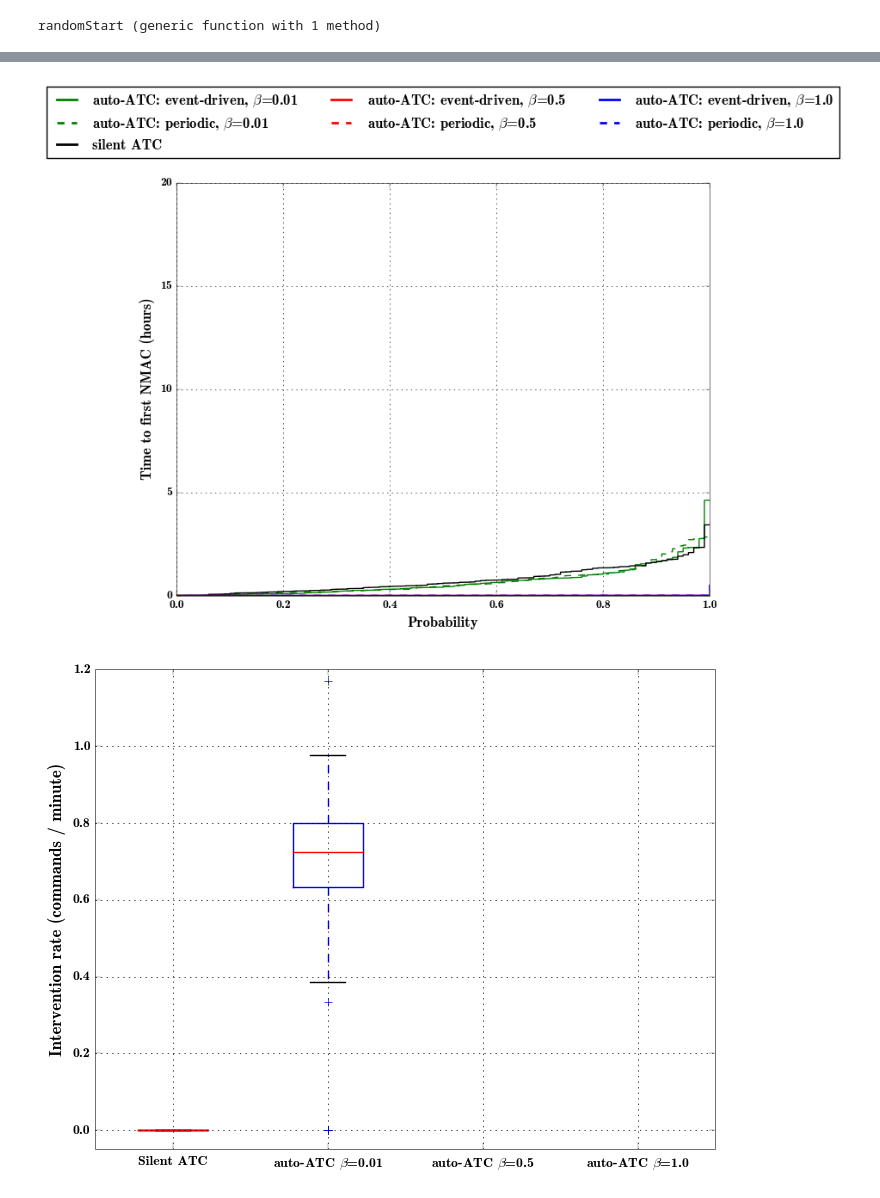
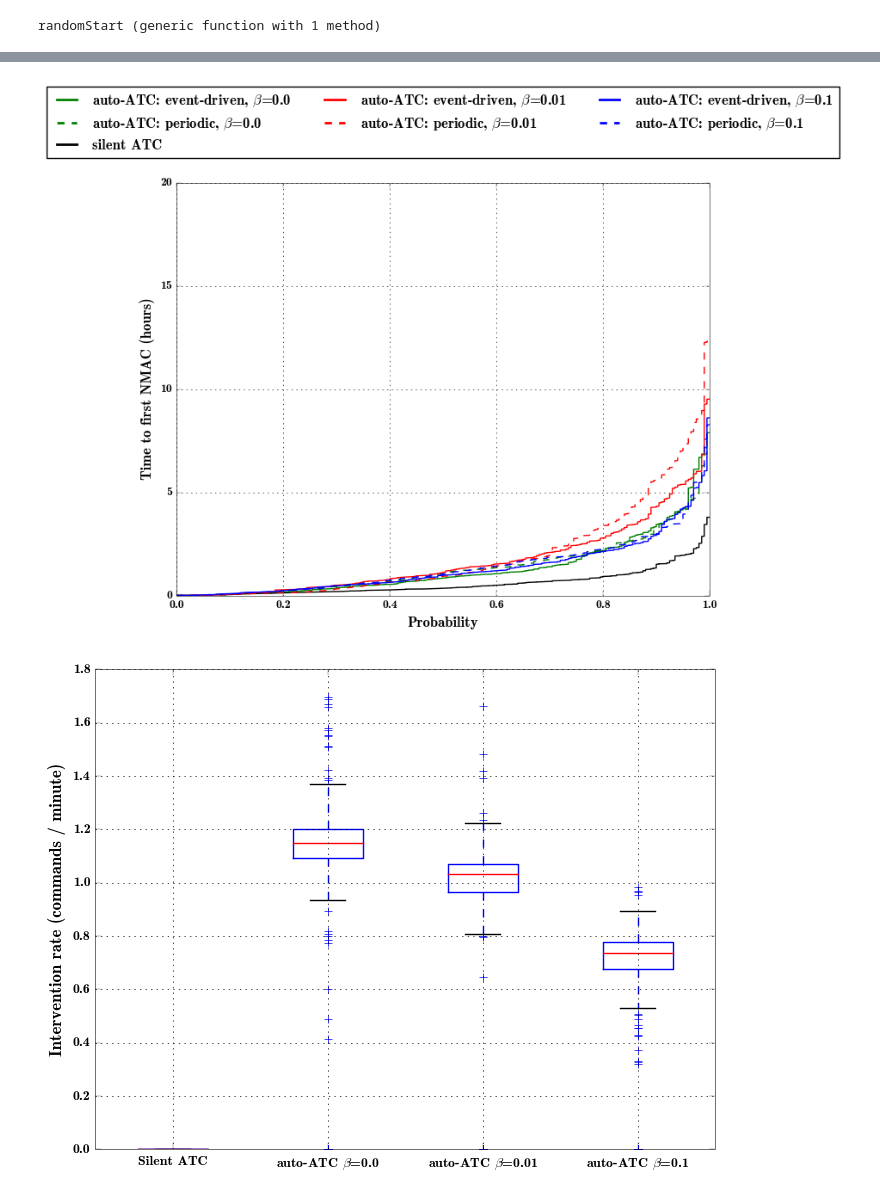
Before and after one commit to sisl/autoATC, a Jupyter notebook: 3dsim.ipynb, the cells around one changed output, grey strips where cells are left out. Saved outputs shown, nothing was run; the diff lists cells and outputs as text; code cells hidden in the pictures.

```diff
--- a/3dsim.ipynb
+++ b/3dsim.ipynb
@@ -40,3 +41,4 @@ aircraftList = [airplane(50,:LB1), airplane(50, :R), airplane(50, :U1), airplane
 # %%
-(idmin, tmax, alertCount) = simulate!(aircraftList,3600,true,:MDP,true,ctmdpPolicy); tmax, alertCount
+aircraftList = [airplane(50,:U1), airplane(50, :LD2), airplane(50, :R), airplane(50, :T)];
+(idmin, tmax, alertCount) = simulate!(aircraftList,2*3600,true,:MDP2,true,ctmdpPolicy); tmax, alertCount
 # %% [output]
@@ -99,0 +144,9 @@ end
+# %%
+pygui(false)
+hold("on")
+for i in 1:4
+    xHist = [g_sn[s] for s in aircraftList[i].sLocHist];
+    plot(xHist)
+end
+yticks(1:length(g_allstates), g_allstates_string);
+grid("on")
@@ -117,7 +171,7 @@ sStart = [:T, :T, :T, :T]
 
 srand(rng,uint32(1))
 
-N = 100
+N = 200
 tStat = zeros(3,3,N)
 alertCounts = zeros(Uint64, 3,3,N)
 
@@ -128,7 +182,8 @@ collisionPos = {:MDP=> zeros(3,N,3),:MDP2=> zeros(3,N,3), :None=> zeros(3,N,3)}
 stop = false
 
 betaIdx = 0
-@time for beta in [0.01, 0.5] #[0.01, 0.5, 1.0]
+betaVals = [0.0, 0.01, 0.1]
+@time for beta in betaVals
   betaIdx += 1
   data = load("CTMDPpolicy_a_1.0_b_"*string(beta)*".jld"); Aopt = data["Aopt"];
 
@@ -140,7 +195,7 @@ betaIdx = 0
     end
 
     #We only need one run for the None
-        if (atcType == :None && betaIdx > 1)
+    if (atcType == :None && betaIdx > 1)
         continue
     end
     for i in 1:N
@@ -240,14 +297,14 @@ PyPlot.clf();
 colors = ["g","g","k","r","r","k","b","b","k"]
 linestyles = ["-","--","-"]#, "-","--","-"]
 
-
-legends = ["auto-ATC: event-driven, \$\\beta\$=0.01",
-           "auto-ATC: periodic, \$\\beta\$=0.01",
+betaValStr = [string(betaVals[i]) for i in 1:3]
+legends = ["auto-ATC: event-driven, \$\\beta\$="*betaValStr[1],
+           "auto-ATC: periodic, \$\\beta\$="*betaValStr[1],
            "silent ATC",
-           "auto-ATC: event-driven, \$\\beta\$=0.5",
-           "auto-ATC: periodic, \$\\beta\$=0.5",
-           "auto-ATC: event-driven, \$\\beta\$=1.0",
-           "auto-ATC: periodic, \$\\beta\$=1.0"]
+           "auto-ATC: event-driven, \$\\beta\$="*betaValStr[2],
+           "auto-ATC: periodic, \$\\beta\$="*betaValStr[2],
+           "auto-ATC: event-driven, \$\\beta\$="*betaValStr[3],
+           "auto-ATC: periodic, \$\\beta\$="*betaValStr[3]]
 
 
 idx = 0
@@ -276,34 +333,40 @@ for legobj in leg[:legendHandles]
 end
 #plt.savefig("/home/zouhair/Dropbox/AA229/project/ATMS2015/cdf_8hours.pgf", bbox_inches="tight")
 # %% [output]
-[figure, old version]
+[figure, new version]
 # %%
 alertRate = zeros(4,N)
 
 idx = 0
 for b in 1:size(tStat,1)
     for k in 1:size(tStat,2)
         if (k == 3 && b > 1) || k == 2
             continue
         end
         idx += 1
 
         tS_ = tStat[b,k,:]
         tS_ = tS_[!isnan(tS_)]/60
         alertRate[idx, :] = alertCounts[b,k,:][:] ./ tS_
 
         #break;
     end
 end
 
 boxData = {alertRate[2,:], alertRate[1,:], alertRate[3,:], alertRate[4,:]}
 PyPlot.boxplot(boxData)
 
-PyPlot.ylim([-0.05,1.2])
+#PyPlot.ylim([-0.05,1.5])
 PyPlot.ylabel("Intervention rate (commands / minute)")
-PyPlot.xticks(1:4, ["Silent ATC", "auto-ATC \$\\beta\$=0.01", "auto-ATC \$\\beta\$=0.5", "auto-ATC \$\\beta\$=1.0"])
+PyPlot.xticks(1:4, ["Silent ATC",
+    "auto-ATC \$\\beta\$="*betaValStr[1],
+    "auto-ATC \$\\beta\$="*betaValStr[2],
+    "auto-ATC \$\\beta\$="*betaValStr[3]])
 PyPlot.grid("on")
+
+plt.savefig("/home/zouhair/Dropbox/AA229/project/presentation/alert_rate.pdf", bbox_inches="tight")
+
 #plt.savefig("/home/zouhair/Dropbox/AA229/project/ATMS2015/alert_rate.pgf", bbox_inches="tight")
 # %% [output]
-[figure, old version]
+[figure, new version]
 # %%
```
Also changed, not shown: parts of 15 cells of this notebook.
